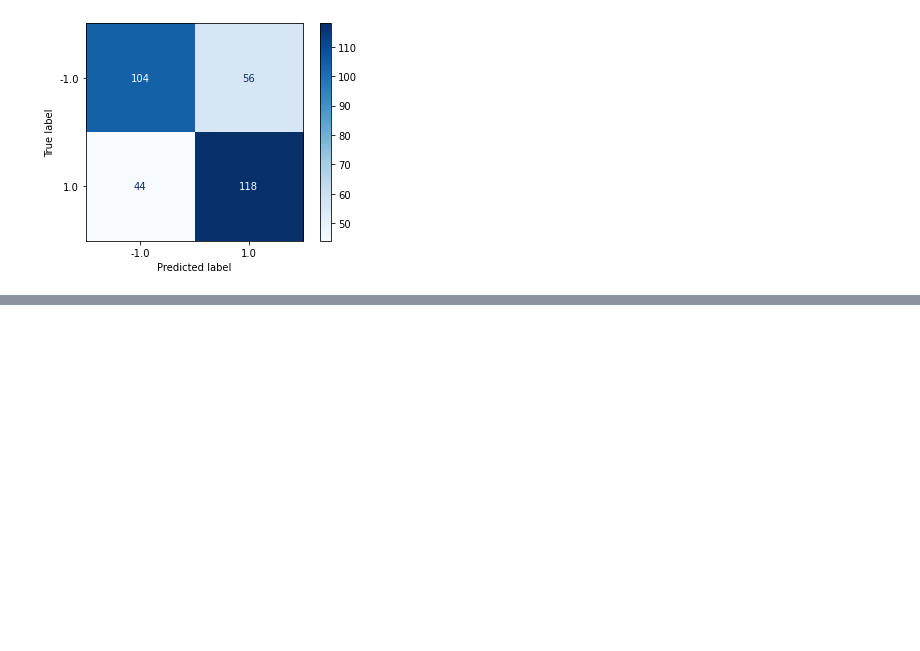
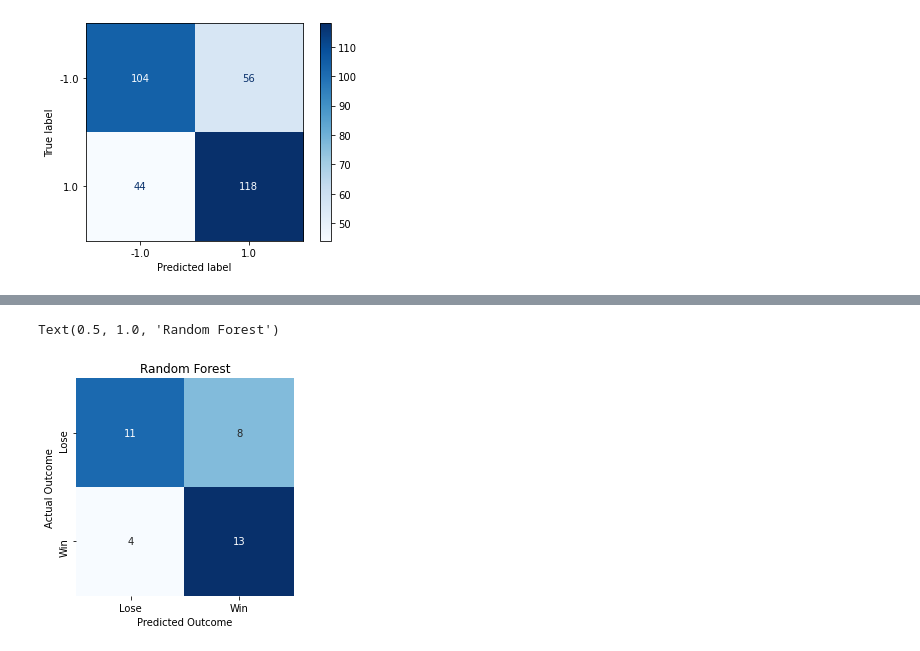
Before and after one commit to schiang28/Rouse, a Jupyter notebook: confusionmatrix.ipynb, the cells around one changed output, grey strips where cells are left out. Drawn from its saved outputs; the diff is of its cells as text; code cells hidden in the pictures; blank space fills up the shorter version.

```diff
--- a/confusionmatrix.ipynb
+++ b/confusionmatrix.ipynb
@@ -80,0 +81,15 @@ plt.show()
+# %%
+import seaborn as sns
+data = np.array([[11,  8],
+       [ 4, 13]])
+fig, ax = plt.subplots()
+ax = sns.heatmap(data, annot = True, fmt = '', cmap='Blues', cbar=False, square=True)
+ax.xaxis.set_ticklabels(['Lose','Win'])
+ax.yaxis.set_ticklabels(['Lose','Win'])
+ax.set_xlabel('Predicted Outcome')
+ax.set_ylabel('Actual Outcome');
+ax.set_title('Random Forest')
+#plt.savefig('confusionmatrix', dpi=300)
+# %% [output]
+Text(0.5, 1.0, 'Random Forest')
+[figure, added]
```
Also changed, not shown: parts of 3 cells of this notebook, 4 other files.
